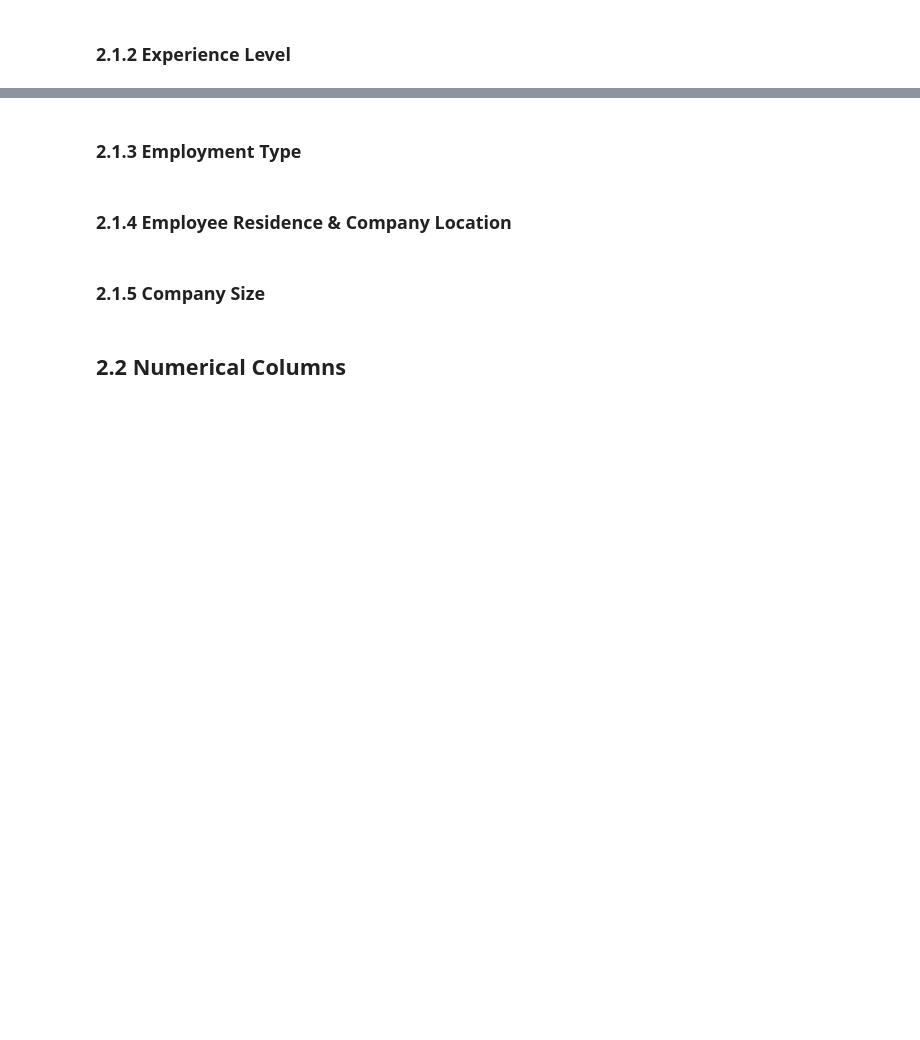
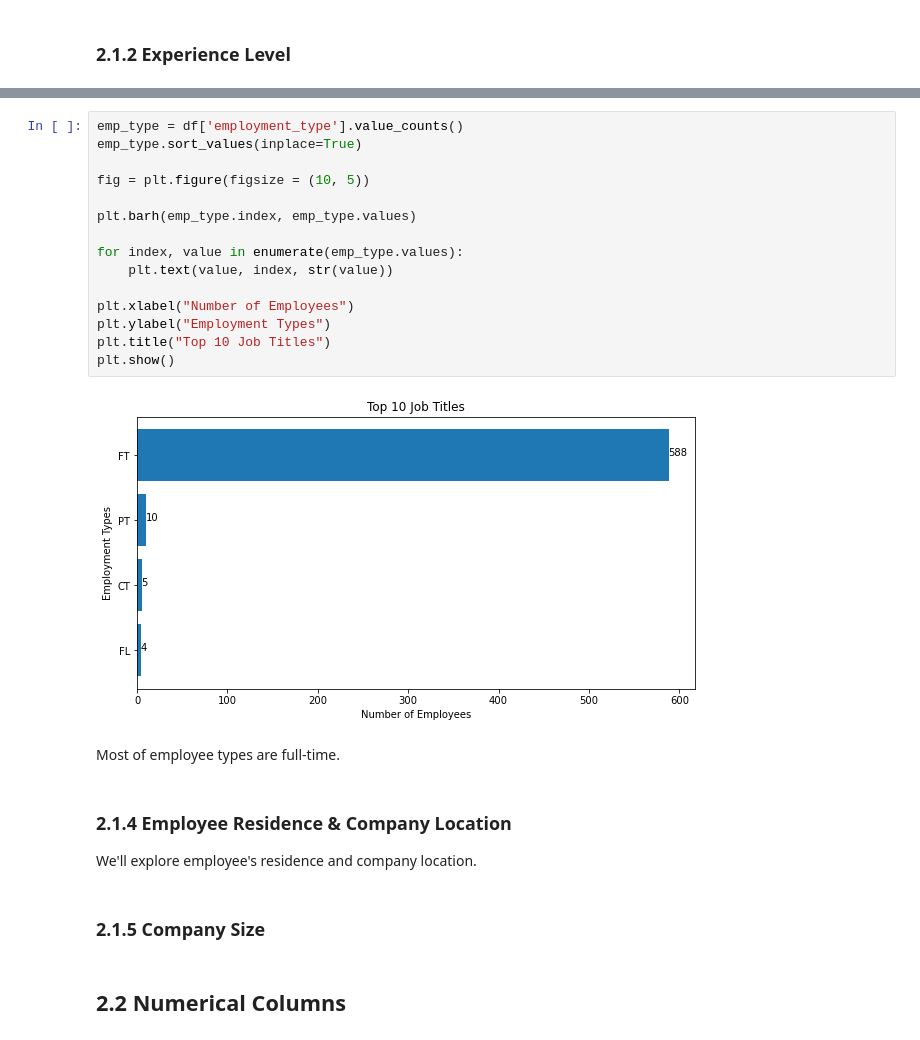
Before and after one commit to s03018296/Data-Science-Job-Salaries-EDA-Analysis, a Jupyter notebook: Salary EDA Analysis.ipynb, the cells around one changed output, grey strips where cells are left out. Cells and saved outputs as stored; diff of their text form; blank space fills up the shorter version.

```diff
--- a/Salary EDA Analysis.ipynb
+++ b/Salary EDA Analysis.ipynb
@@ -85,8 +144,27 @@ False
+# %%
+emp_type = df['employment_type'].value_counts()
+emp_type.sort_values(inplace=True)
+
+fig = plt.figure(figsize = (10, 5))
+
+plt.barh(emp_type.index, emp_type.values)
+
+for index, value in enumerate(emp_type.values):
+    plt.text(value, index, str(value))
+
+plt.xlabel("Number of Employees")
+plt.ylabel("Employment Types")
+plt.title("Top 10 Job Titles")
+plt.show()
+# %% [output]
+[figure, added]
+# %% [markdown]
+Most of employee types are full-time.
+# %% [markdown]
+### 2.1.4 Employee Residence & Company Location<a class="anchor" id="EmployeeResidence&CompanyLocation"></a>
+
+We'll explore employee's residence and company location.
 # %% [markdown]
-### 2.1.3 Employment Type<a class="anchor" id="EmploymentType"></a>
+### 2.1.5 Company Size<a class="anchor" id="CompanySize"></a>
-# %% [markdown]
-### 2.1.4 Employee Residence & Company Location<a class="anchor" id="EmployeeResidence&CompanyLocation"></a>
-# %% [markdown]
-### 2.1.5 Company Size<a class="anchor" id="JobTitles"></a>
 # %% [markdown]
 ## 2.2 Numerical Columns<a class="anchor" id="Numerical"></a>
```
Also changed, not shown: parts of 14 cells of this notebook.
